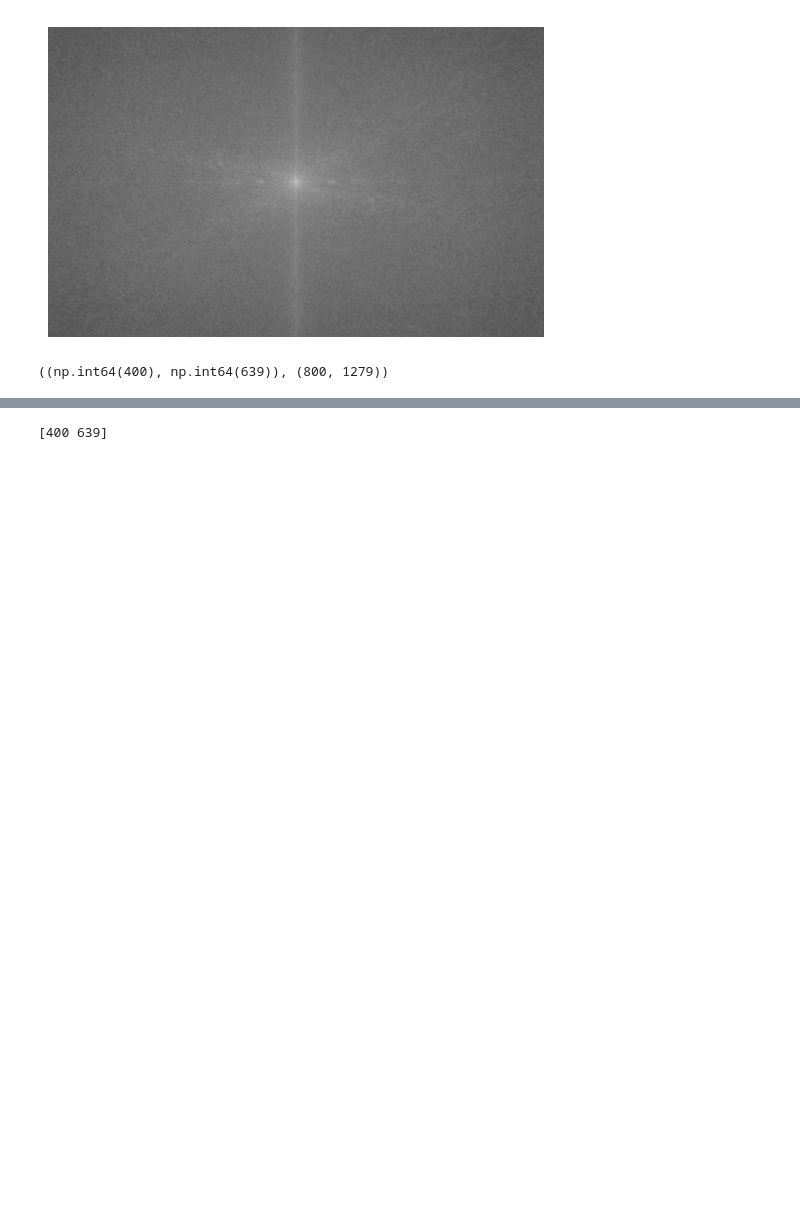
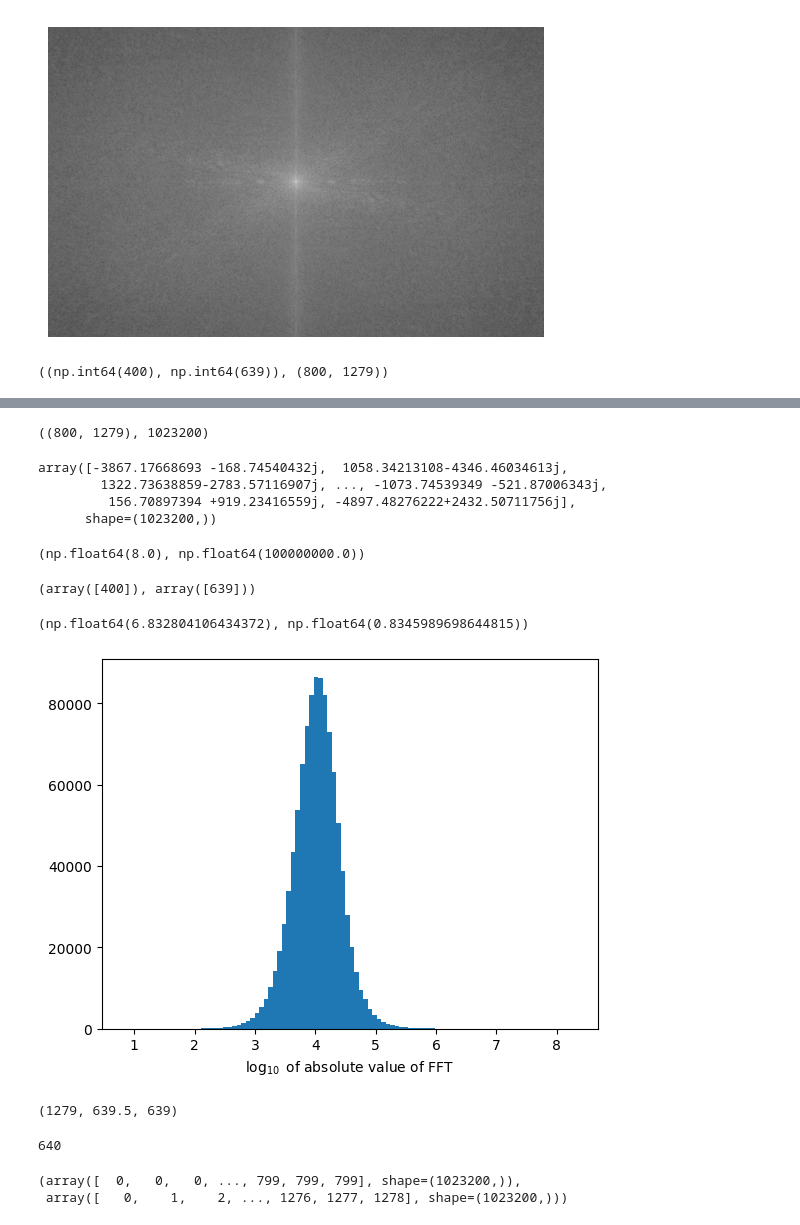
Before and after one commit to seafoodfry/ml-workspace, a Jupyter notebook: gpu-sandbox/vision/006-fourier.ipynb, the cells around one changed output, grey strips where cells are left out. Cells and saved outputs as stored; diff of their text form; code cells hidden in the pictures; blank space fills up the shorter version.

```diff
--- a/gpu-sandbox/vision/006-fourier.ipynb
+++ b/gpu-sandbox/vision/006-fourier.ipynb
@@ -761,27 +773,52 @@ np.unravel_index( np.argmax(norm_gray_fft), norm_gray_fft.shape ), norm_gray_fft
+# %%
+gray_fft.shape, gray_fft.shape[0]*gray_fft.shape[1]
+# %% [output]
+((800, 1279), 1023200)
+# %%
+# See the total number of elements.
+gray_fft.flatten()
+# %% [output]
+array([-3867.17668693 -168.74540432j,  1058.34213108-4346.46034613j,
+        1322.73638859-2783.57116907j, ..., -1073.74539349 -521.87006343j,
+         156.70897394 +919.23416559j, -4897.48276222+2432.50711756j],
+      shape=(1023200,))
+# %%
+# Round down the max value to its order of mangnitue.
+magnitude = np.floor( np.log10( np.abs(max_val) ) )
+magnitude, 10**magnitude
+# %% [output]
+(np.float64(8.0), np.float64(100000000.0))
+# %%
+# Trying this out again w/ the order of magnitude max val.
+np.where( np.abs(gray_fft) >= 10**magnitude )
+# %% [output]
+(array([400]), array([639]))
+# %%
+np.min( np.abs(gray_fft) ), np.min( np.log10(np.abs(gray_fft)) )
+# %% [output]
+(np.float64(6.832804106434372), np.float64(0.8345989698644815))
+# %%
+plt.hist( np.log10(np.abs(gray_fft.flatten())), bins=100 )
+plt.xlabel(r'$\log_{10}$ of absolute value of FFT')
+
+plt.show()
+# %% [output]
+[figure, added]
 # %%
 fft_result = gray_fft
-# %%
-height = fft_result.shape[0]
-width = fft_result.shape[1]
-centre_col = width // 2
-centre_y = height // 2
-
-# Create grid for right half.
-y, x = np.ogrid[:height, centre_col:width]
-
-# For the right half, the center_x should be 0 since we're starting from centre_col.
-distances = np.sqrt(np.square(x - 0) + np.square(y - centre_y))
-
-# Get coordinates sorted by distance from center.
-coords = np.column_stack(np.where(distances >= 0))
-
-# Add back the centre_col offset to x-coordinates.
-coords[:, 1] += centre_col
-
-# Sort by distances.
-sorted_coords = coords[np.argsort(distances.ravel())]
-
-# Now this should give you [400, 639] (assuming height=800)
-print(sorted_coords[0])
-# %% [output]
-[400 639]
+# %%
+fft_result.shape[1], fft_result.shape[1] / 2, fft_result.shape[1] // 2
+# %% [output]
+(1279, 639.5, 639)
+# %%
+# This is the number of elements the right hand side should have.
+# This count includes the DC elemnt.
+1279 - 639
+# %% [output]
+640
+# %%
+# Now let's find the places where there is a significant signal.
+np.where( np.abs(fft_result) >= 1.0)
+# %% [output]
+(array([  0,   0,   0, ..., 799, 799, 799], shape=(1023200,)),
+ array([   0,    1,    2, ..., 1276, 1277, 1278], shape=(1023200,)))
```
Also changed, not shown: parts of 46 cells of this notebook.
